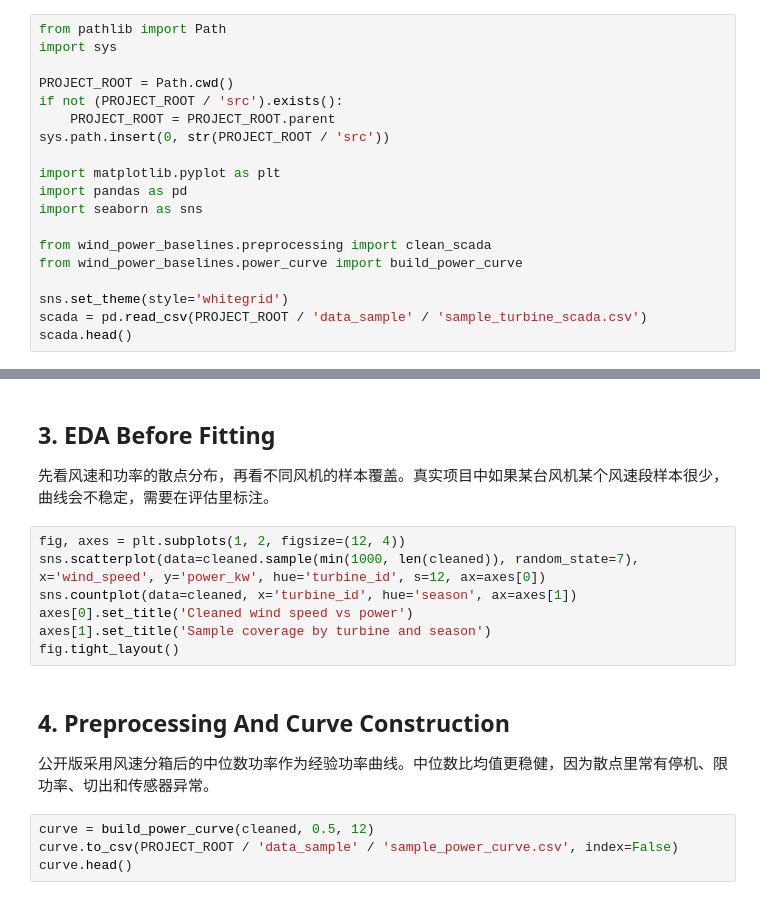
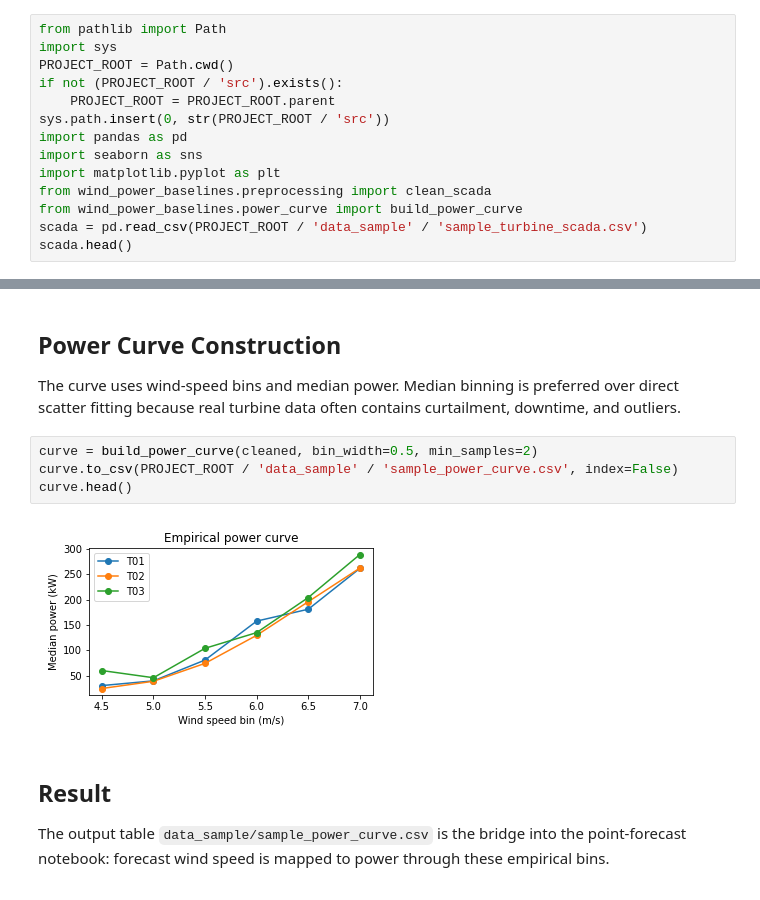
Before and after one commit to nastaranrazi1882-ops/wind-power-baselines, a Jupyter notebook: notebooks/01_power_curve_fitting.ipynb, the cells around one changed output, grey strips where cells are left out. Saved outputs shown, nothing was run; the diff lists cells and outputs as text.

Commit message:
Embed notebook figures

```diff
--- a/notebooks/01_power_curve_fitting.ipynb
+++ b/notebooks/01_power_curve_fitting.ipynb
@@ -9,20 +9,15 @@
 # %%
 from pathlib import Path
 import sys
-
 PROJECT_ROOT = Path.cwd()
 if not (PROJECT_ROOT / 'src').exists():
     PROJECT_ROOT = PROJECT_ROOT.parent
 sys.path.insert(0, str(PROJECT_ROOT / 'src'))
-
-import matplotlib.pyplot as plt
 import pandas as pd
 import seaborn as sns
-
+import matplotlib.pyplot as plt
 from wind_power_baselines.preprocessing import clean_scada
 from wind_power_baselines.power_curve import build_power_curve
-
-sns.set_theme(style='whitegrid')
 scada = pd.read_csv(PROJECT_ROOT / 'data_sample' / 'sample_turbine_scada.csv')
 scada.head()
 # %% [markdown]
@@ -36,19 +33,14 @@ cleaned.head()
 # %% [markdown]
-## 3. EDA Before Fitting
+## Power Curve Construction
 
-先看风速和功率的散点分布，再看不同风机的样本覆盖。真实项目中如果某台风机某个风速段样本很少，曲线会不稳定，需要在评估里标注。
+The curve uses wind-speed bins and median power. Median binning is preferred over direct scatter fitting because real turbine data often contains curtailment, downtime, and outliers.
 # %%
-fig, axes = plt.subplots(1, 2, figsize=(12, 4))
-sns.scatterplot(data=cleaned.sample(min(1000, len(cleaned)), random_state=7), x='wind_speed', y='power_kw', hue='turbine_id', s=12, ax=axes[0])
-sns.countplot(data=cleaned, x='turbine_id', hue='season', ax=axes[1])
-axes[0].set_title('Cleaned wind speed vs power')
-axes[1].set_title('Sample coverage by turbine and season')
-fig.tight_layout()
+curve = build_power_curve(cleaned, bin_width=0.5, min_samples=2)
+curve.to_csv(PROJECT_ROOT / 'data_sample' / 'sample_power_curve.csv', index=False)
+curve.head()
+# %% [output]
+[figure, added]
 # %% [markdown]
-## 4. Preprocessing And Curve Construction
+## Result
 
-公开版采用风速分箱后的中位数功率作为经验功率曲线。中位数比均值更稳健，因为散点里常有停机、限功率、切出和传感器异常。
+The output table `data_sample/sample_power_curve.csv` is the bridge into the point-forecast notebook: forecast wind speed is mapped to power through these empirical bins.
-# %%
-curve = build_power_curve(cleaned, 0.5, 12)
-curve.to_csv(PROJECT_ROOT / 'data_sample' / 'sample_power_curve.csv', index=False)
-curve.head()
```
Also changed, not shown: parts of 7 cells of this notebook, 1 other file.
